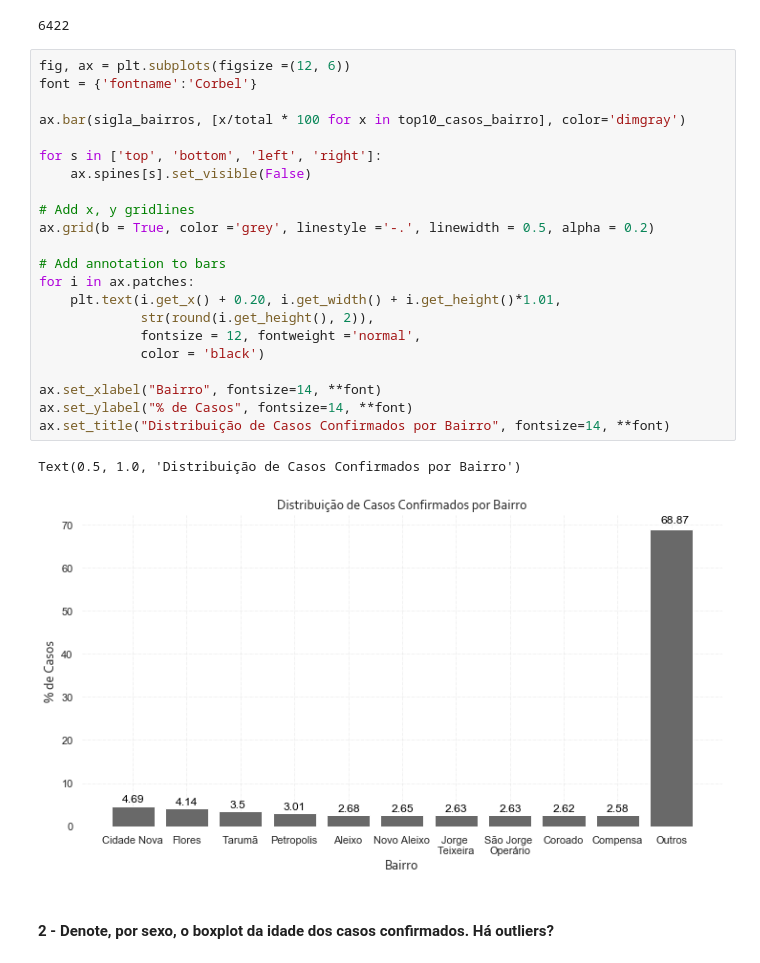
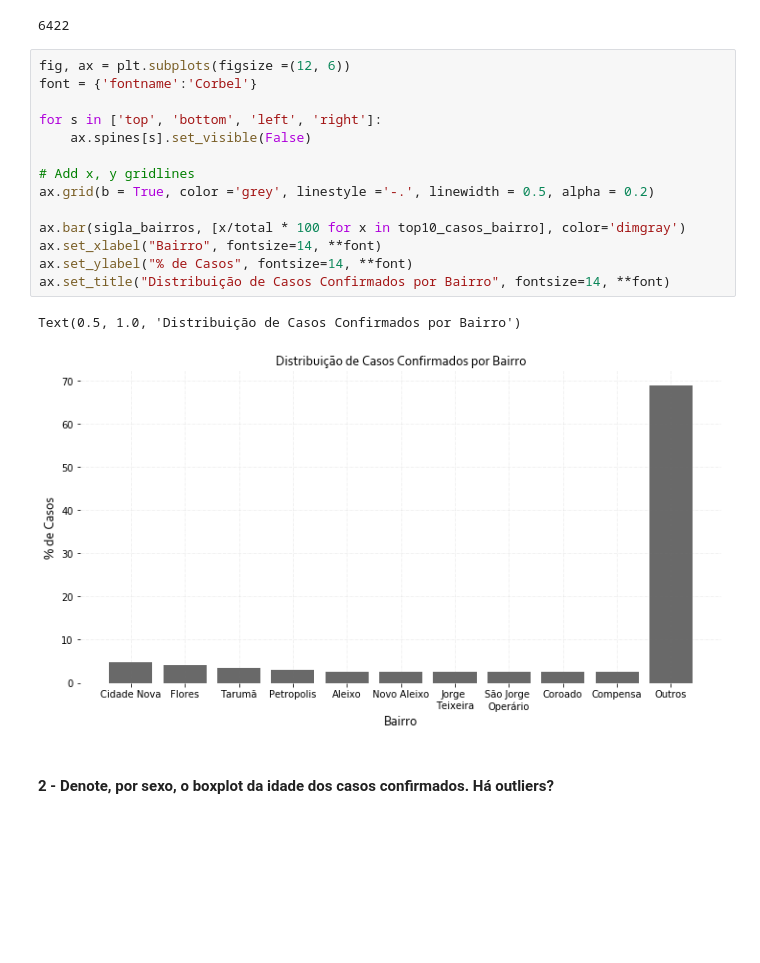
Before and after one commit to jvmdo/rna-pp1-2020, a Jupyter notebook: Código/PP1_redesneurais.ipynb, the cells around one changed output. Cells and saved outputs as stored; diff of their text form; blank space fills up the shorter version.

```diff
--- a/Código/PP1_redesneurais.ipynb
+++ b/Código/PP1_redesneurais.ipynb
@@ -296,28 +304,20 @@ print(total)
 # %%
 fig, ax = plt.subplots(figsize =(12, 6))
 font = {'fontname':'Corbel'}
-
-ax.bar(sigla_bairros, [x/total * 100 for x in top10_casos_bairro], color='dimgray')
 
 for s in ['top', 'bottom', 'left', 'right']:
     ax.spines[s].set_visible(False)
 
 # Add x, y gridlines
 ax.grid(b = True, color ='grey', linestyle ='-.', linewidth = 0.5, alpha = 0.2)
 
-# Add annotation to bars
-for i in ax.patches:
-    plt.text(i.get_x() + 0.20, i.get_width() + i.get_height()*1.01,
-             str(round(i.get_height(), 2)),
-             fontsize = 12, fontweight ='normal',
-             color = 'black')
-
+ax.bar(sigla_bairros, [x/total * 100 for x in top10_casos_bairro], color='dimgray')
 ax.set_xlabel("Bairro", fontsize=14, **font)
 ax.set_ylabel("% de Casos", fontsize=14, **font)
 ax.set_title("Distribuição de Casos Confirmados por Bairro", fontsize=14, **font)
 # %% [output]
 Text(0.5, 1.0, 'Distribuição de Casos Confirmados por Bairro')
-[figure, old version]
+[figure, new version]
 # %% [markdown]
 #### 2 - Denote, por sexo, o boxplot da idade dos casos confirmados. Há outliers?
 # %%
```
Also changed, not shown: parts of 7 cells of this notebook.
